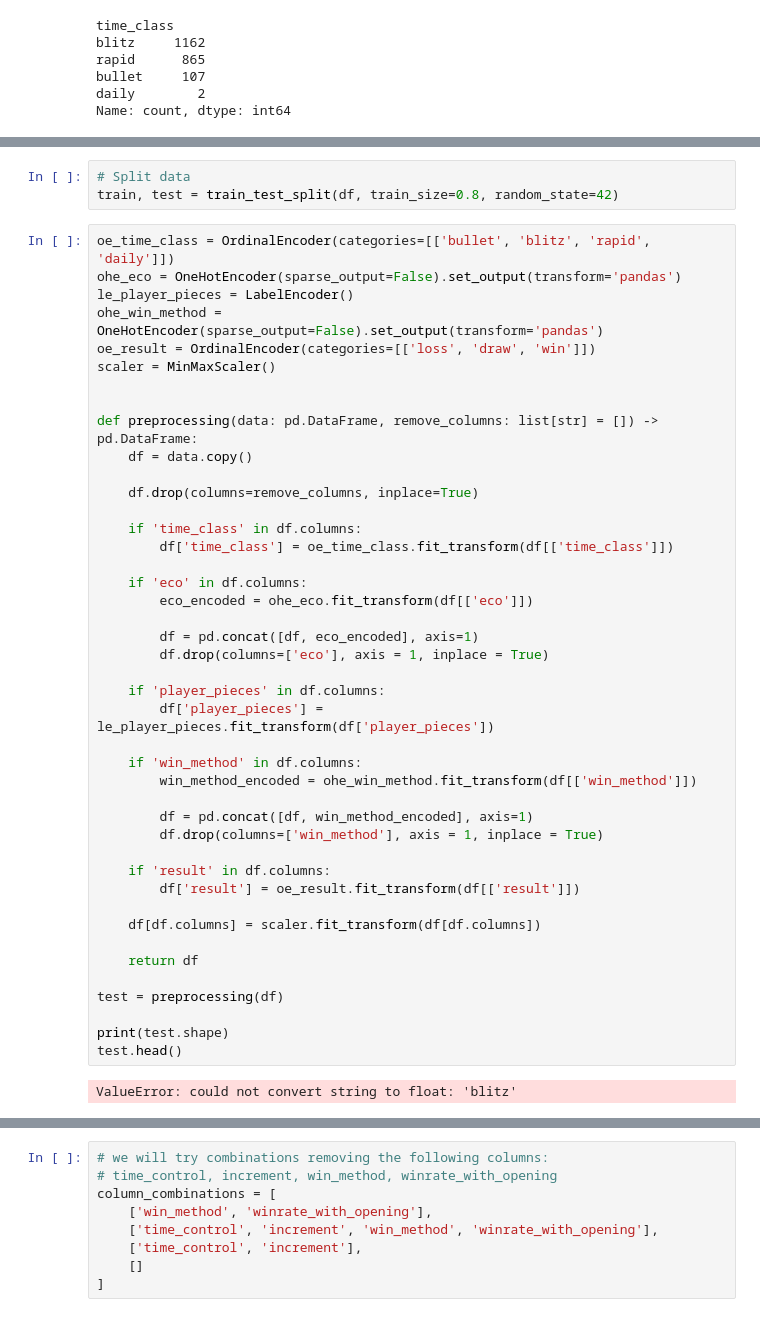
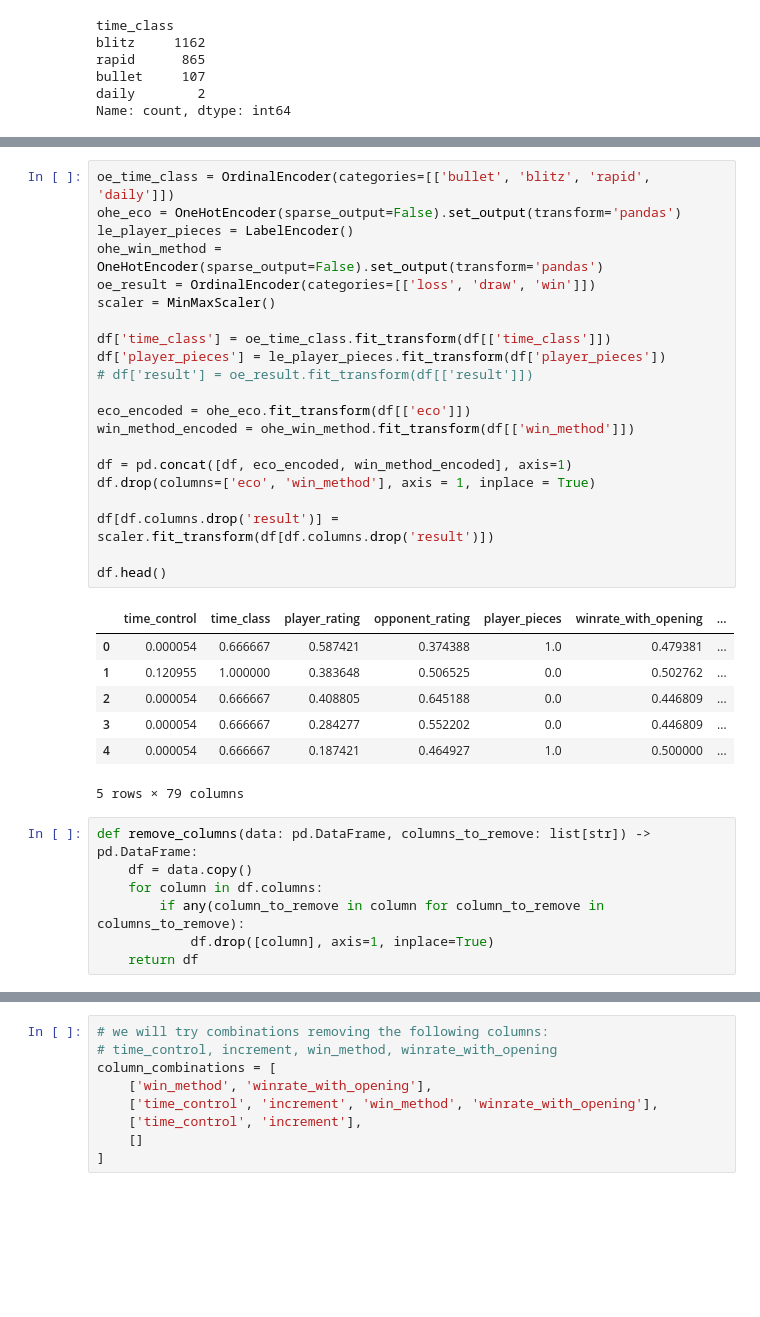
Before and after one commit to Mr-Barros/ENG4040, a Jupyter notebook: src/experimentacao/arvores_classificacao.ipynb, the cells around one changed output, grey strips where cells are left out. Cells and saved outputs as stored; diff of their text form; blank space fills up the shorter version.

```diff
--- a/src/experimentacao/arvores_classificacao.ipynb
+++ b/src/experimentacao/arvores_classificacao.ipynb
@@ -138,53 +138,41 @@ df.head()
 | 2 | 600 | rapid | Center Game | 820 | 970 | black | checkmated | ... |
 | 3 | 600 | rapid | Center Game | 721 | 856 | black | checkmated | ... |
 | 4 | 600 | rapid | Queens Pawn | 644 | 749 | white | checkmated | ... |
-# %%
-# Split data
-train, test = train_test_split(df, train_size=0.8, random_state=42)
 # %%
 oe_time_class = OrdinalEncoder(categories=[['bullet', 'blitz', 'rapid', 'daily']])
 ohe_eco = OneHotEncoder(sparse_output=False).set_output(transform='pandas')
 le_player_pieces = LabelEncoder()
 ohe_win_method = OneHotEncoder(sparse_output=False).set_output(transform='pandas')
 oe_result = OrdinalEncoder(categories=[['loss', 'draw', 'win']])
 scaler = MinMaxScaler()
 
+df['time_class'] = oe_time_class.fit_transform(df[['time_class']])
+df['player_pieces'] = le_player_pieces.fit_transform(df['player_pieces'])
+# df['result'] = oe_result.fit_transform(df[['result']])
 
-def preprocessing(data: pd.DataFrame, remove_columns: list[str] = []) -> pd.DataFrame:
-    df = data.copy()
+eco_encoded = ohe_eco.fit_transform(df[['eco']])
+win_method_encoded = ohe_win_method.fit_transform(df[['win_method']])
 
-    df.drop(columns=remove_columns, inplace=True)
+df = pd.concat([df, eco_encoded, win_method_encoded], axis=1)
+df.drop(columns=['eco', 'win_method'], axis = 1, inplace = True)
 
-    if 'time_class' in df.columns:
-        df['time_class'] = oe_time_class.fit_transform(df[['time_class']])
+df[df.columns.drop('result')] = scaler.fit_transform(df[df.columns.drop('result')])
 
-    if 'eco' in df.columns:
-        eco_encoded = ohe_eco.fit_transform(df[['eco']])
-
-        df = pd.concat([df, eco_encoded], axis=1)
-        df.drop(columns=['eco'], axis = 1, inplace = True)
-
-    if 'player_pieces' in df.columns:
-        df['player_pieces'] = le_player_pieces.fit_transform(df['player_pieces'])
-
-    if 'win_method' in df.columns:
-        win_method_encoded = ohe_win_method.fit_transform(df[['win_method']])
-
-        df = pd.concat([df, win_method_encoded], axis=1)
-        df.drop(columns=['win_method'], axis = 1, inplace = True)
-
-    if 'result' in df.columns:
-        df['result'] = oe_result.fit_transform(df[['result']])
-
-    df[df.columns] = scaler.fit_transform(df[df.columns])
-
-    return df
-
-test = preprocessing(df)
-
-print(test.shape)
-test.head()
+df.head()
 # %% [output]
+|  | time_control | time_class | player_rating | opponent_rating | player_pieces | winrate_with_opening | ... |
+| 0 | 0.000054 | 0.666667 | 0.587421 | 0.374388 | 1.0 | 0.479381 | ... |
+| 1 | 0.120955 | 1.000000 | 0.383648 | 0.506525 | 0.0 | 0.502762 | ... |
+| 2 | 0.000054 | 0.666667 | 0.408805 | 0.645188 | 0.0 | 0.446809 | ... |
+| 3 | 0.000054 | 0.666667 | 0.284277 | 0.552202 | 0.0 | 0.446809 | ... |
+| 4 | 0.000054 | 0.666667 | 0.187421 | 0.464927 | 1.0 | 0.500000 | ... |
-ValueError: could not convert string to float: 'blitz'
+5 rows × 79 columns
+# %%
+def remove_columns(data: pd.DataFrame, columns_to_remove: list[str]) -> pd.DataFrame:
+    df = data.copy()
+    for column in df.columns:
+        if any(column_to_remove in column for column_to_remove in columns_to_remove):
+            df.drop([column], axis=1, inplace=True)
+    return df
 # %%
 def treat_outliers(data: pd.DataFrame) -> pd.DataFrame:
```
Also changed, not shown: parts of 6 cells of this notebook, 1 other file.
